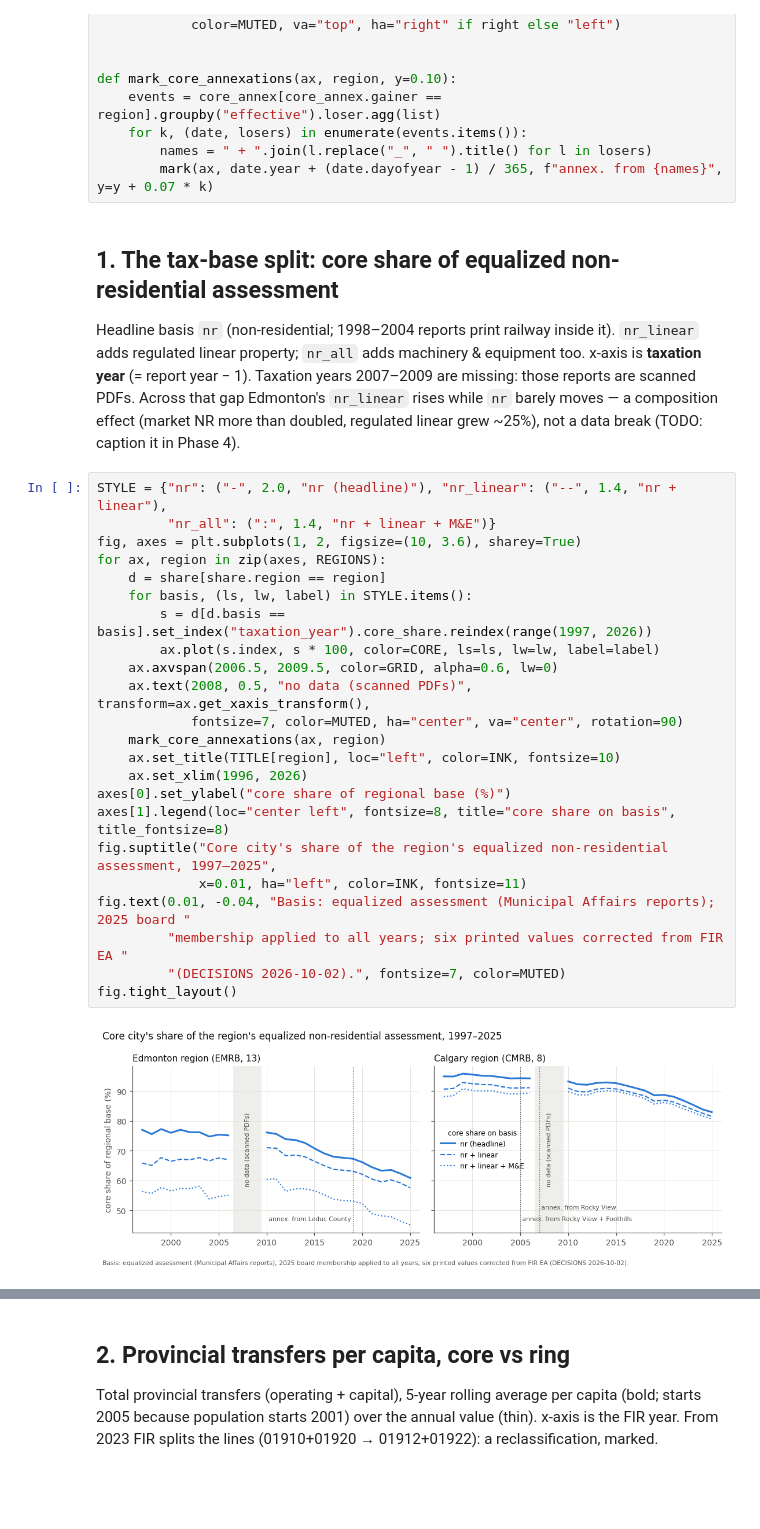
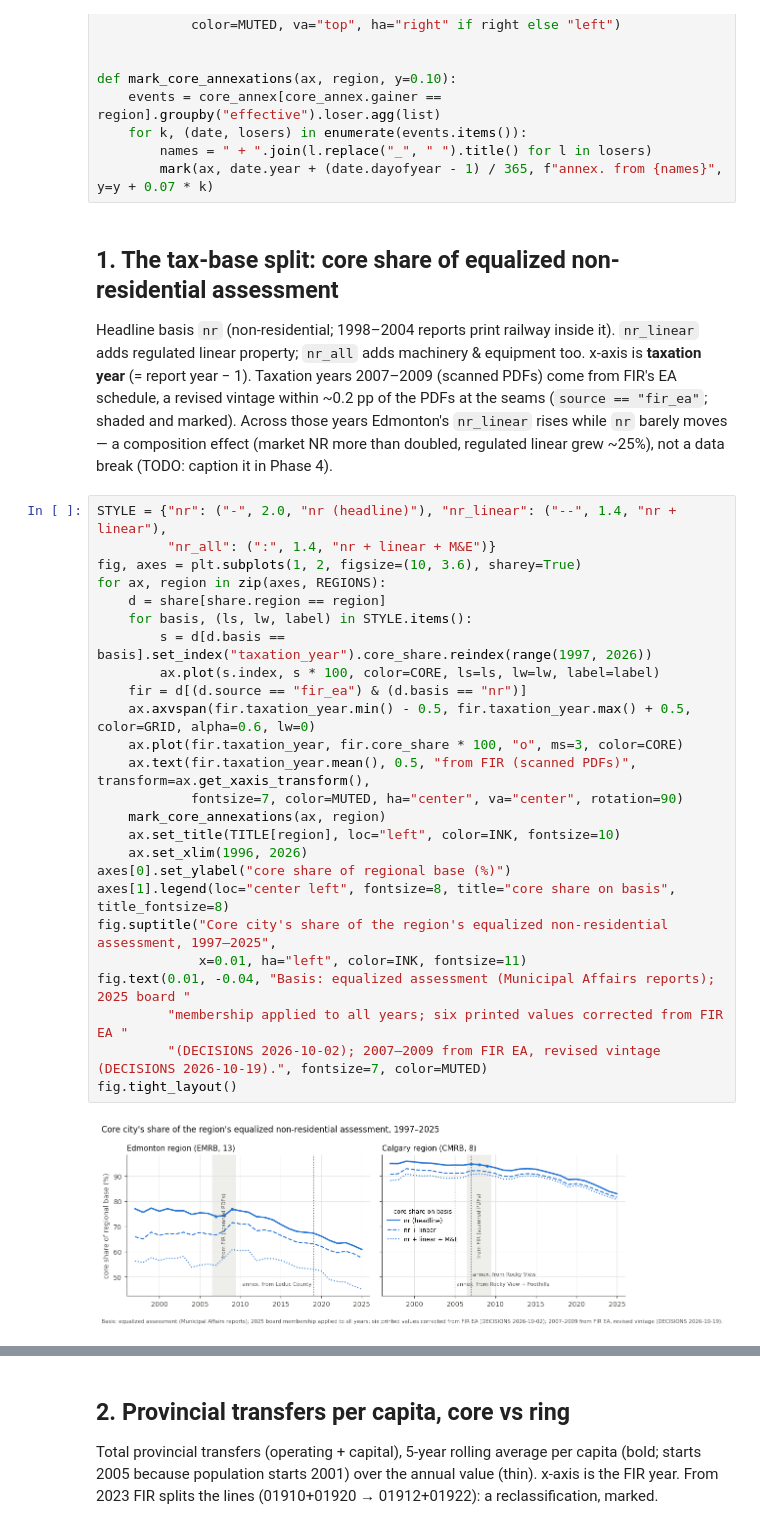
Before and after one commit to PeterFriedrich/alberta-regional-viz, a Jupyter notebook: notebooks/01_first_look.ipynb, the cells around one changed output, grey strips where cells are left out. Drawn from its saved outputs; the diff is of its cells as text; blank space fills up the shorter version.

```diff
--- a/notebooks/01_first_look.ipynb
+++ b/notebooks/01_first_look.ipynb
@@ -69,35 +69,38 @@ def mark_core_annexations(ax, region, y=0.10):
 
 Headline basis `nr` (non-residential; 1998–2004 reports print railway inside it).
 `nr_linear` adds regulated linear property; `nr_all` adds machinery & equipment too.
-x-axis is **taxation year** (= report year − 1). Taxation years 2007–2009 are missing:
-those reports are scanned PDFs. Across that gap Edmonton's `nr_linear` rises while `nr`
-barely moves — a composition effect (market NR more than doubled, regulated linear
-grew ~25%), not a data break (TODO: caption it in Phase 4).
+x-axis is **taxation year** (= report year − 1). Taxation years 2007–2009 (scanned
+PDFs) come from FIR's EA schedule, a revised vintage within ~0.2 pp of the PDFs at the
+seams (`source == "fir_ea"`; shaded and marked). Across those years Edmonton's
+`nr_linear` rises while `nr` barely moves — a composition effect (market NR more than
+doubled, regulated linear grew ~25%), not a data break (TODO: caption it in Phase 4).
 # %%
 STYLE = {"nr": ("-", 2.0, "nr (headline)"), "nr_linear": ("--", 1.4, "nr + linear"),
          "nr_all": (":", 1.4, "nr + linear + M&E")}
 fig, axes = plt.subplots(1, 2, figsize=(10, 3.6), sharey=True)
 for ax, region in zip(axes, REGIONS):
     d = share[share.region == region]
     for basis, (ls, lw, label) in STYLE.items():
         s = d[d.basis == basis].set_index("taxation_year").core_share.reindex(range(1997, 2026))
         ax.plot(s.index, s * 100, color=CORE, ls=ls, lw=lw, label=label)
-    ax.axvspan(2006.5, 2009.5, color=GRID, alpha=0.6, lw=0)
-    ax.text(2008, 0.5, "no data (scanned PDFs)", transform=ax.get_xaxis_transform(),
+    fir = d[(d.source == "fir_ea") & (d.basis == "nr")]
+    ax.axvspan(fir.taxation_year.min() - 0.5, fir.taxation_year.max() + 0.5, color=GRID, alpha=0.6, lw=0)
+    ax.plot(fir.taxation_year, fir.core_share * 100, "o", ms=3, color=CORE)
+    ax.text(fir.taxation_year.mean(), 0.5, "from FIR (scanned PDFs)", transform=ax.get_xaxis_transform(),
             fontsize=7, color=MUTED, ha="center", va="center", rotation=90)
     mark_core_annexations(ax, region)
     ax.set_title(TITLE[region], loc="left", color=INK, fontsize=10)
     ax.set_xlim(1996, 2026)
 axes[0].set_ylabel("core share of regional base (%)")
 axes[1].legend(loc="center left", fontsize=8, title="core share on basis", title_fontsize=8)
 fig.suptitle("Core city's share of the region's equalized non-residential assessment, 1997–2025",
              x=0.01, ha="left", color=INK, fontsize=11)
 fig.text(0.01, -0.04, "Basis: equalized assessment (Municipal Affairs reports); 2025 board "
          "membership applied to all years; six printed values corrected from FIR EA "
-         "(DECISIONS 2026-10-02).", fontsize=7, color=MUTED)
+         "(DECISIONS 2026-10-02); 2007–2009 from FIR EA, revised vintage (DECISIONS 2026-10-19).", fontsize=7, color=MUTED)
 fig.tight_layout()
 # %% [output]
-[figure, old version]
+[figure, new version]
 # %%
 # Corrected cells, as the series records them (no silent substitutions).
 corr = share[share.basis_note.str.contains("corrected from FIR")]
```
Also changed, not shown: parts of 1 cell of this notebook, 9 other files.
